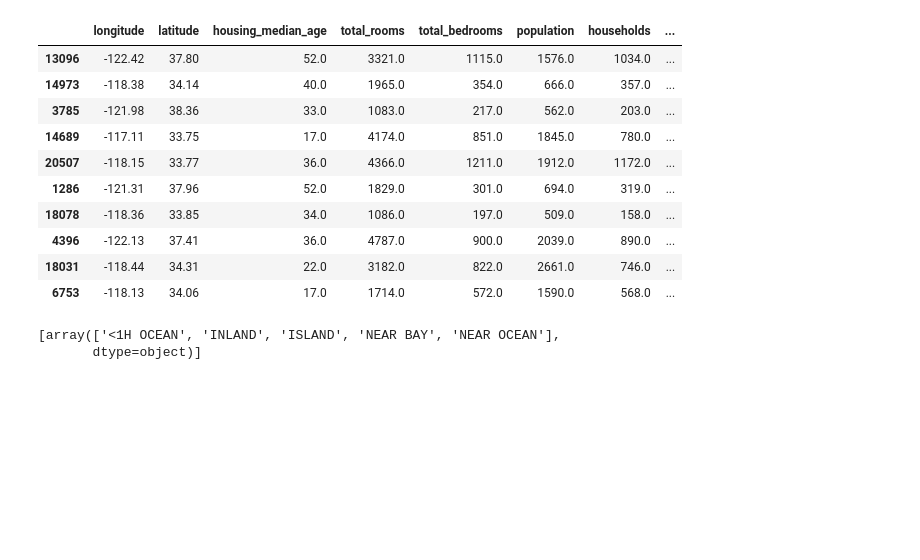
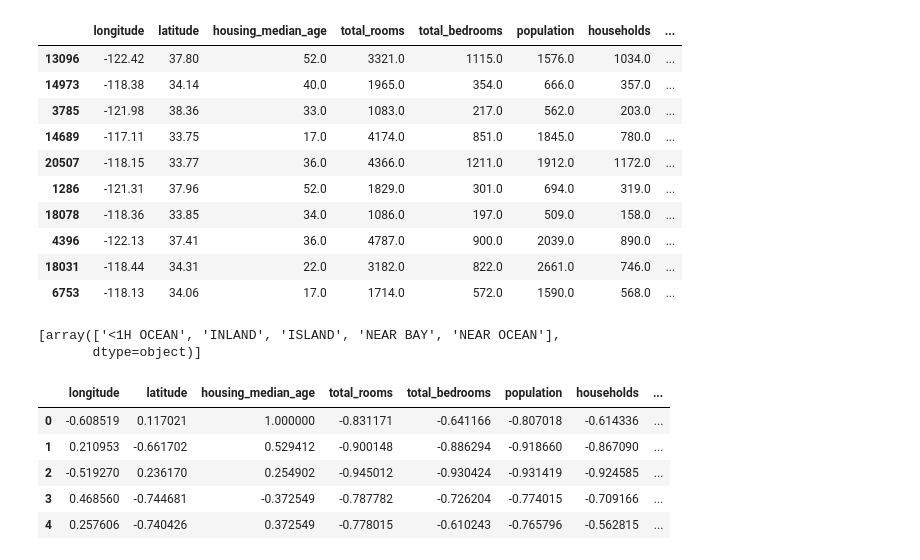
Before and after one commit to NandoG1/HandsOnML, a Jupyter notebook: Chapter-2/index.ipynb, the cells around one changed output. Saved outputs shown, nothing was run; the diff lists cells and outputs as text; code cells hidden in the pictures; blank space fills up the shorter version.

```diff
--- a/Chapter-2/index.ipynb
+++ b/Chapter-2/index.ipynb
@@ -315,3 +315,18 @@ lb = LabelEncoder()
 # %%
 from sklearn.preprocessing import MinMaxScaler
 from sklearn.preprocessing import StandardScaler
+# %%
+min_max_scaler = MinMaxScaler(feature_range=(-1,1))
+# %%
+housing_num_min_max_scaled = min_max_scaler.fit_transform(housing_num)
+# %%
+housing_num_min_max_scaled_df = pd.DataFrame(housing_num_min_max_scaled, columns=housing_num.columns)
+# %%
+housing_num_min_max_scaled_df.head()
+# %% [output]
+|  | longitude | latitude | housing_median_age | total_rooms | total_bedrooms | population | households | ... |
+| 0 | -0.608519 | 0.117021 | 1.000000 | -0.831171 | -0.641166 | -0.807018 | -0.614336 | ... |
+| 1 | 0.210953 | -0.661702 | 0.529412 | -0.900148 | -0.886294 | -0.918660 | -0.867090 | ... |
+| 2 | -0.519270 | 0.236170 | 0.254902 | -0.945012 | -0.930424 | -0.931419 | -0.924585 | ... |
+| 3 | 0.468560 | -0.744681 | -0.372549 | -0.787782 | -0.726204 | -0.774015 | -0.709166 | ... |
+| 4 | 0.257606 | -0.740426 | 0.372549 | -0.778015 | -0.610243 | -0.765796 | -0.562815 | ... |
```
Also changed, not shown: parts of 5 cells of this notebook.
